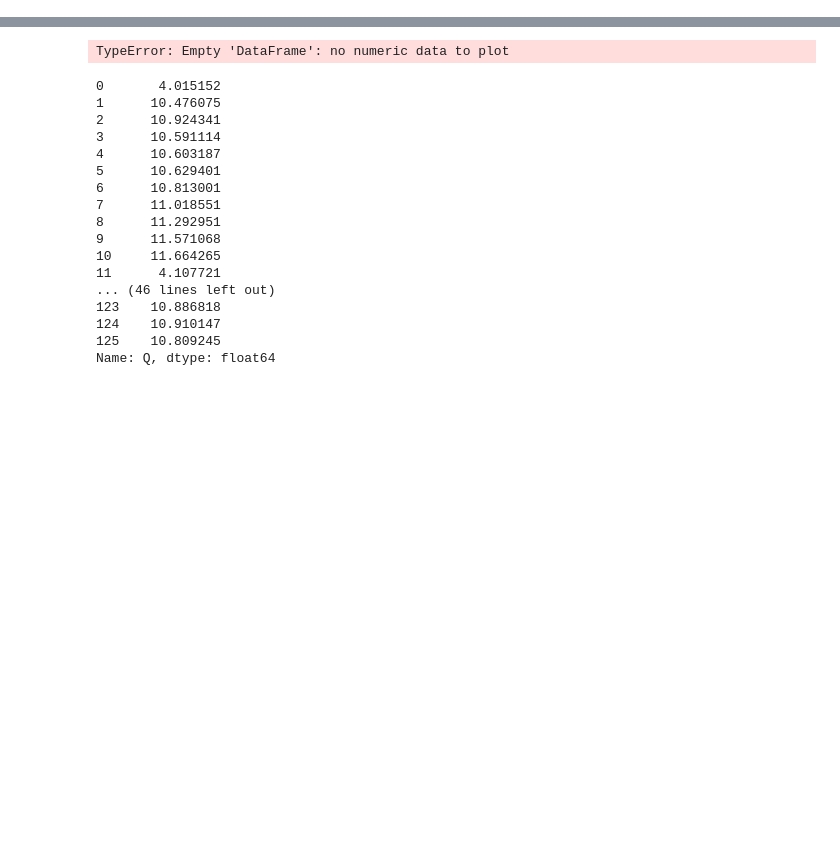
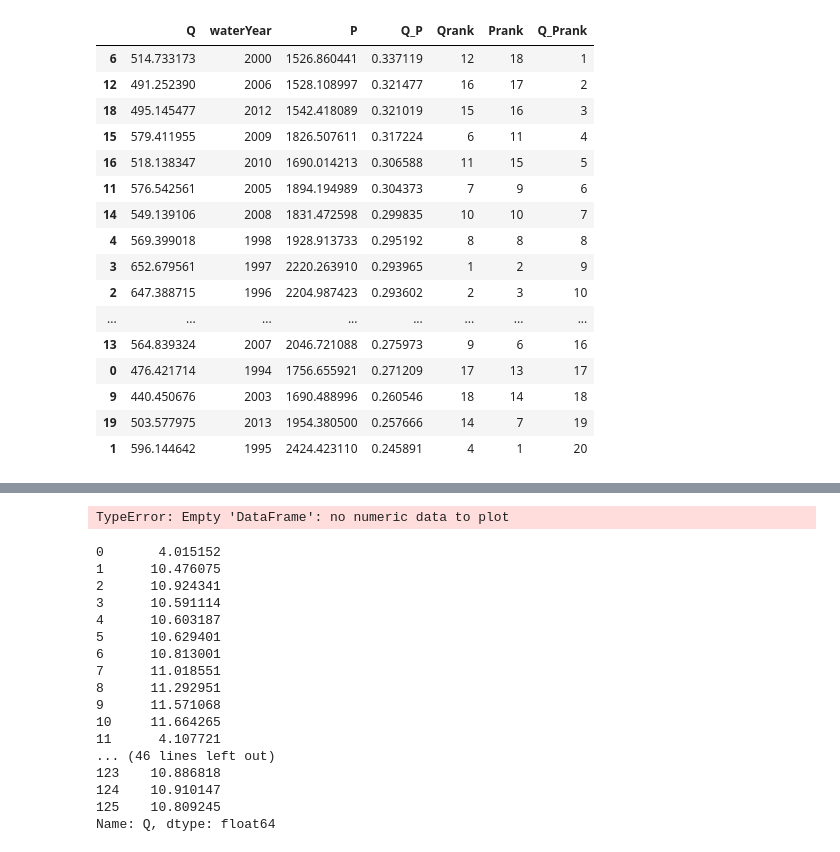
Before and after one commit to theobarnhart/rhessys_prep_analysis, a Jupyter notebook: ComoCreek/visualize_high_low_years_experiment.ipynb, the cells around one changed output, grey strips where cells are left out. Saved outputs shown, nothing was run; the diff lists cells and outputs as text; code cells hidden in the pictures; blank space fills up the shorter version.

```diff
--- a/ComoCreek/visualize_high_low_years_experiment.ipynb
+++ b/ComoCreek/visualize_high_low_years_experiment.ipynb
@@ -2,0 +4,35 @@ df = pd.read_pickle('./data/experiment_results_v6.pcl')
+# %%
+annual = pd.DataFrame()
+annual['Q'] = df.loc[(df.decade == 0)].annualQ.mean(axis=0)
+annual['waterYear'] = years
+annual['P'] = df.loc[(df.decade == 0)].annualP.mean(axis=0)
+annual['Q_P'] = annual.Q/annual.P
+# %%
+annual.sort_values('Q',inplace=True,ascending=False)
+annual['Qrank'] = np.arange(1,21)
+
+annual.sort_values('P',inplace=True,ascending=False)
+annual['Prank'] = np.arange(1,21)
+
+annual.sort_values('Q_P',inplace=True,ascending=False)
+annual['Q_Prank'] = np.arange(1,21)
+# %%
+annual
+# %% [output]
+|  | Q | waterYear | P | Q_P | Qrank | Prank | Q_Prank |
+| 6 | 514.733173 | 2000 | 1526.860441 | 0.337119 | 12 | 18 | 1 |
+| 12 | 491.252390 | 2006 | 1528.108997 | 0.321477 | 16 | 17 | 2 |
+| 18 | 495.145477 | 2012 | 1542.418089 | 0.321019 | 15 | 16 | 3 |
+| 15 | 579.411955 | 2009 | 1826.507611 | 0.317224 | 6 | 11 | 4 |
+| 16 | 518.138347 | 2010 | 1690.014213 | 0.306588 | 11 | 15 | 5 |
+| 11 | 576.542561 | 2005 | 1894.194989 | 0.304373 | 7 | 9 | 6 |
+| 14 | 549.139106 | 2008 | 1831.472598 | 0.299835 | 10 | 10 | 7 |
+| 4 | 569.399018 | 1998 | 1928.913733 | 0.295192 | 8 | 8 | 8 |
+| 3 | 652.679561 | 1997 | 2220.263910 | 0.293965 | 1 | 2 | 9 |
+| 2 | 647.388715 | 1996 | 2204.987423 | 0.293602 | 2 | 3 | 10 |
+| ... | ... | ... | ... | ... | ... | ... | ... |
+| 13 | 564.839324 | 2007 | 2046.721088 | 0.275973 | 9 | 6 | 16 |
+| 0 | 476.421714 | 1994 | 1756.655921 | 0.271209 | 17 | 13 | 17 |
+| 9 | 440.450676 | 2003 | 1690.488996 | 0.260546 | 18 | 14 | 18 |
+| 19 | 503.577975 | 2013 | 1954.380500 | 0.257666 | 14 | 7 | 19 |
+| 1 | 596.144642 | 1995 | 2424.423110 | 0.245891 | 4 | 1 | 20 |
```
Also changed, not shown: parts of 8 cells of this notebook.
